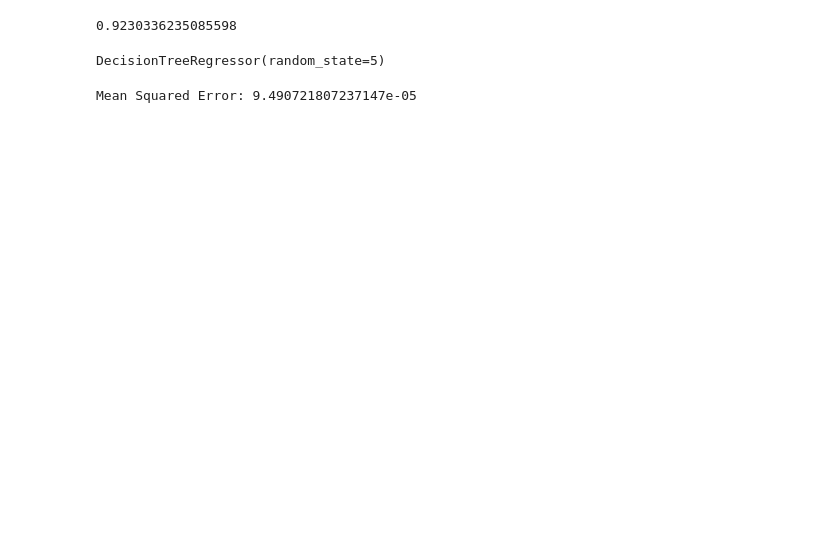
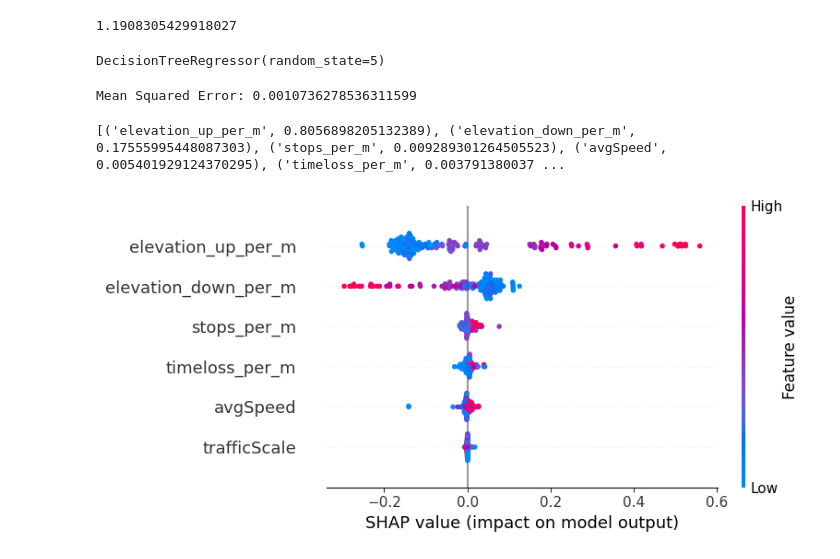
Before and after one commit to szannaa/bme_onlab, a Jupyter notebook: model/model.ipynb, the cells around one changed output. Saved outputs shown, nothing was run; the diff lists cells and outputs as text; code cells hidden in the pictures; blank space fills up the shorter version.

```diff
--- a/model/model.ipynb
+++ b/model/model.ipynb
@@ -8,17 +10,17 @@ from sklearn.tree import export_graphviz
 #import graphviz
 # %%
 # Load the dataset
-df = pd.read_csv('C:\\Users\\Admin\\Desktop\\onlab\\bme_onlab\\data_cleaning\\emission.csv', delimiter=';')
+df = pd.read_csv('C:\\Users\\Admin\\Desktop\\onlab\\bme_onlab\\data_cleaning\\battery.csv', delimiter=';')
 random = 5
 
 min_value = df['emission_per_m'].min()
 max_value = df['emission_per_m'].max()
 
 # Calculate the range
-value_range = max_value - min_value
-value_range
+range = max_value - min_value
+range
 # %% [output]
-0.9230336235085598
+1.1908305429918027
 # %%
 # Split the data into features (X) and target variable (y)
 X = df.drop(columns=['emission_per_m'])  # Features
@@ -40,7 +47,23 @@ y_pred = regression_tree.predict(X_test)
 mse = mean_squared_error(y_test, y_pred)
 print("Mean Squared Error:", mse)
 # %% [output]
-Mean Squared Error: 9.490721807237147e-05
+Mean Squared Error: 0.0010736278536311599
+# %%
+# Calculate feature importance
+importances = regression_tree.feature_importances_
+feature_names = X.columns
+feature_importances = dict(zip(feature_names, importances))
+sorted_importances = sorted(feature_importances.items(), key=lambda x: x[1], reverse=True)
+print(sorted_importances)
+# %% [output]
+[('elevation_up_per_m', 0.8056898205132389), ('elevation_down_per_m', 0.17555995448087303), ('stops_per_m', 0.009289301264505523), ('avgSpeed', 0.005401929124370295), ('timeloss_per_m', 0.003791380037 ...
+# %%
+# Calculate SHAP values
+explainer = shap.TreeExplainer(regression_tree)
+shap_values = explainer.shap_values(X_test)
+shap.summary_plot(shap_values, X_test)
+# %% [output]
+[figure, added]
 # %%
 # Visualize the decision tree
 # You need to have graphviz installed for this
```
Also changed, not shown: parts of 2 cells of this notebook, 4 other files.
